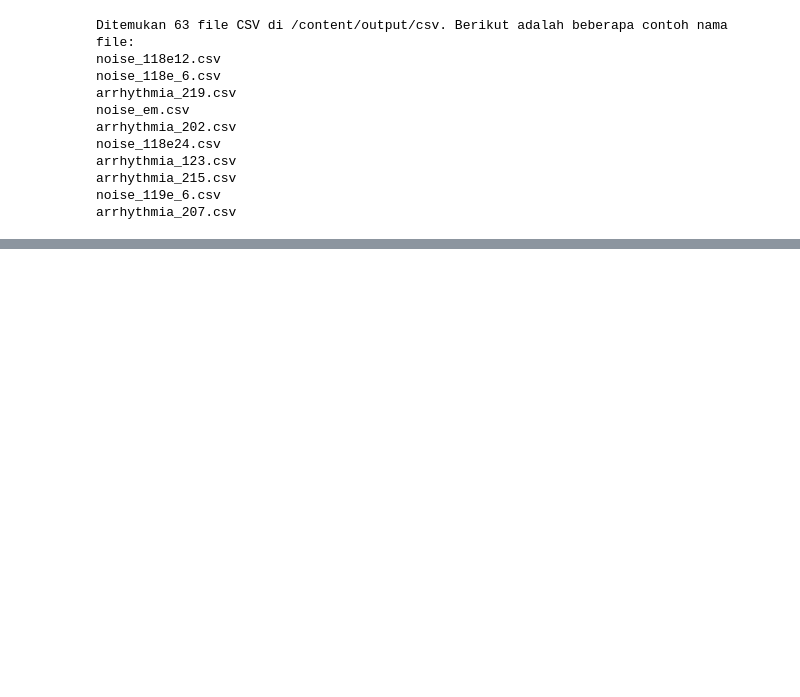
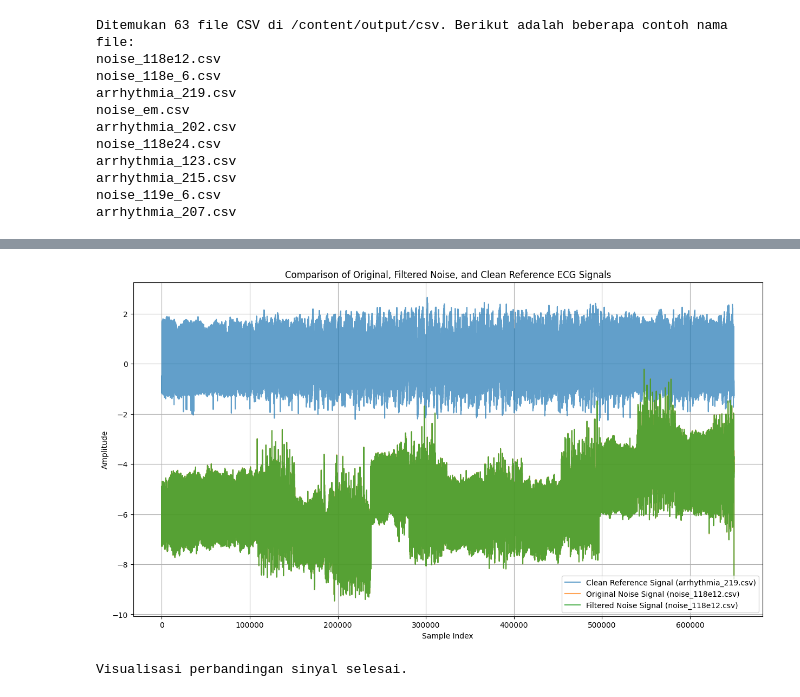
Before and after one commit to Dwinurcahyo2/Data-Mining-Lanjut, a Jupyter notebook: UAS_data_mining_lanjut.ipynb, the cells around one changed output, grey strips where cells are left out. Cells and saved outputs as stored; diff of their text form; code cells hidden in the pictures; blank space fills up the shorter version.

```diff
--- a/UAS_data_mining_lanjut.ipynb
+++ b/UAS_data_mining_lanjut.ipynb
@@ -468,0 +845,43 @@ else:
+# %%
+import matplotlib.pyplot as plt
+import numpy as np
+import pandas as pd
+import os
+
+# Asumsi variabel berikut sudah terdefinisi dari sel sebelumnya:
+# original_noise_signal, filtered_noise_signal, clean_reference_signal
+# sample_noise_file, sample_arrhythmia_file
+
+# Pastikan sinyal memiliki panjang yang sama untuk plotting
+min_len = min(len(original_noise_signal), len(filtered_noise_signal), len(clean_reference_signal))
+original_noise_signal_plot = original_noise_signal[:min_len]
+filtered_noise_signal_plot = filtered_noise_signal[:min_len]
+clean_reference_signal_plot = clean_reference_signal[:min_len]
+
+# Buat plot
+plt.figure(figsize=(15, 8))
+
+# Plot sinyal referensi "bersih" (Arrhythmia)
+plt.plot(clean_reference_signal_plot, label=f'Clean Reference Signal ({sample_arrhythmia_file})', alpha=0.7)
+
+# Plot sinyal noise asli - Tambahkan baris ini
+plt.plot(original_noise_signal_plot, label=f'Original Noise Signal ({sample_noise_file})', alpha=0.7)
+
+# Plot sinyal noise yang sudah difilter
+plt.plot(filtered_noise_signal_plot, label=f'Filtered Noise Signal ({sample_noise_file})', alpha=0.8)
+
+
+plt.title('Comparison of Original, Filtered Noise, and Clean Reference ECG Signals')
+plt.xlabel('Sample Index')
+plt.ylabel('Amplitude')
+plt.legend()
+plt.grid(True)
+plt.show()
+
+print("Visualisasi perbandingan sinyal selesai.")
+
+# Catatan: Jika sinyal sangat panjang, visualisasi seluruh sinyal mungkin tidak informatif.
+# Anda mungkin perlu memplot segmen sinyal yang lebih pendek untuk melihat detailnya.
+# %% [output]
+[figure, added]
+Visualisasi perbandingan sinyal selesai.
```
Also changed, not shown: parts of 14 cells of this notebook.
